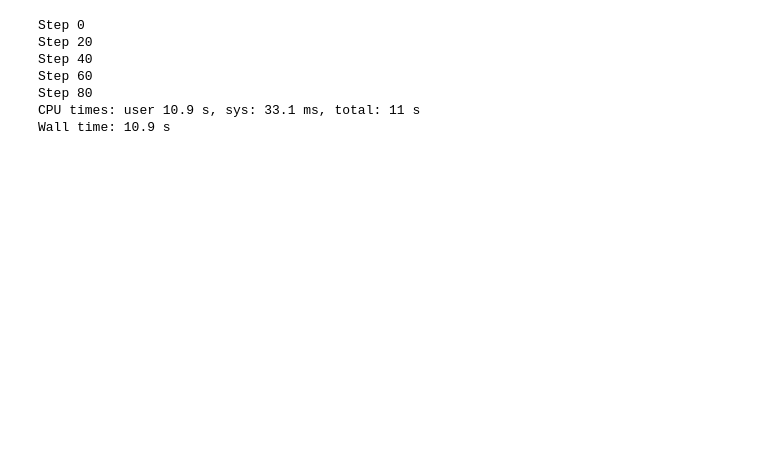
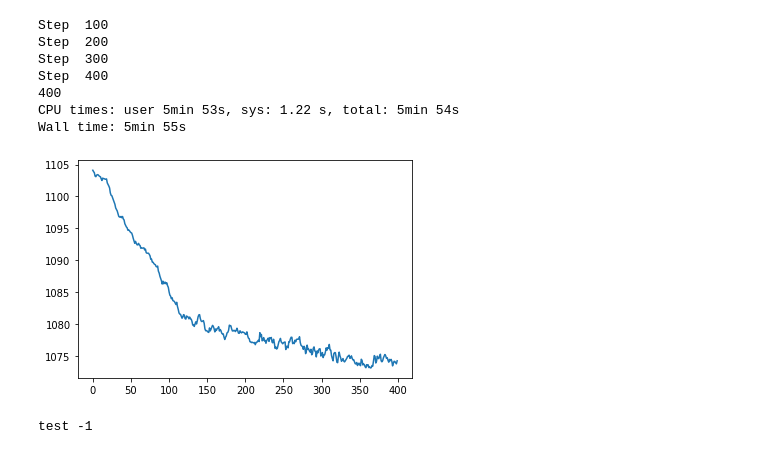
Before and after one commit to dnn-mcmc/dnn-mcmc, a Jupyter notebook: hmc/ipynb/make_moon.ipynb, the cells around one changed output. Saved outputs shown, nothing was run; the diff lists cells and outputs as text; code cells hidden in the pictures; blank space fills up the shorter version.

```diff
--- a/hmc/ipynb/make_moon.ipynb
+++ b/hmc/ipynb/make_moon.ipynb
@@ -250,35 +228,61 @@ class StochasticMLP(Model):
 
         return labels
 # %%
-model = StochasticMLP(hidden_layer_sizes = [32], n_outputs=1)
+model = StochasticMLP(hidden_layer_sizes = [16, 16], n_outputs=1)
 network = [model.call(x) for x, y in train_ds]
 kernels = [model.generate_hmc_kernel(x, y) for x, y in train_ds]
 # %%
 %%time
 
-burnin = 100
-for i in range(burnin):
+burnin = 0
+tlp = []
+early_stop = False
+while not early_stop:
 
-    if(i % 20 == 0): print("Step %d" % i)
+    burnin += 1
+    if(burnin % 100 == 0): print("Step ", burnin)
 
     network_new = []
     kernels_new = []
+    loss = 0.0
 
-    res = [model.propose_new_state_hamiltonian(x, net, y, ker)
-               for (x, y), net, ker in zip(train_ds, network, kernels)]
+    #res = [model.propose_new_state_hamiltonian(x, net, y, ker)
+    #           for (x, y), net, ker in zip(train_ds, network, kernels)]
+    res = []
+    for (x, y), net, ker in zip(train_ds, network, kernels):
+
+        res.append(model.propose_new_state_hamiltonian(x, net, y, ker))
+        loss += -1 * tf.reduce_mean(model.target_log_prob(x, net, y))
 
     network_new, kernels_new = zip(*res)
 
     network = network_new
     kernels = kernels_new
+    tlp.append(loss)
+
+    if burnin > 300 and burnin % 20 == 0:
+        if min(tlp) == min(tlp[:(burnin - 20)]):
+            early_stop = True
+
+print(burnin)
 # %% [output]
-Step 0
-Step 20
-Step 40
-Step 60
-Step 80
-CPU times: user 10.9 s, sys: 33.1 ms, total: 11 s
-Wall time: 10.9 s
+Step  100
+Step  200
+Step  300
+Step  400
+400
+CPU times: user 5min 53s, sys: 1.22 s, total: 5min 54s
+Wall time: 5min 55s
+# %%
+plt.plot(list(range(burnin)), tlp)
+pass
+# %% [output]
+[figure, added]
+# %%
+a=[1,3,2,-1,5]
+print("test %d" % a[3])
+# %% [output]
+test -1
 # %%
 epochs = 50
 
```
Also changed, not shown: parts of 7 cells of this notebook, 12 other files.
